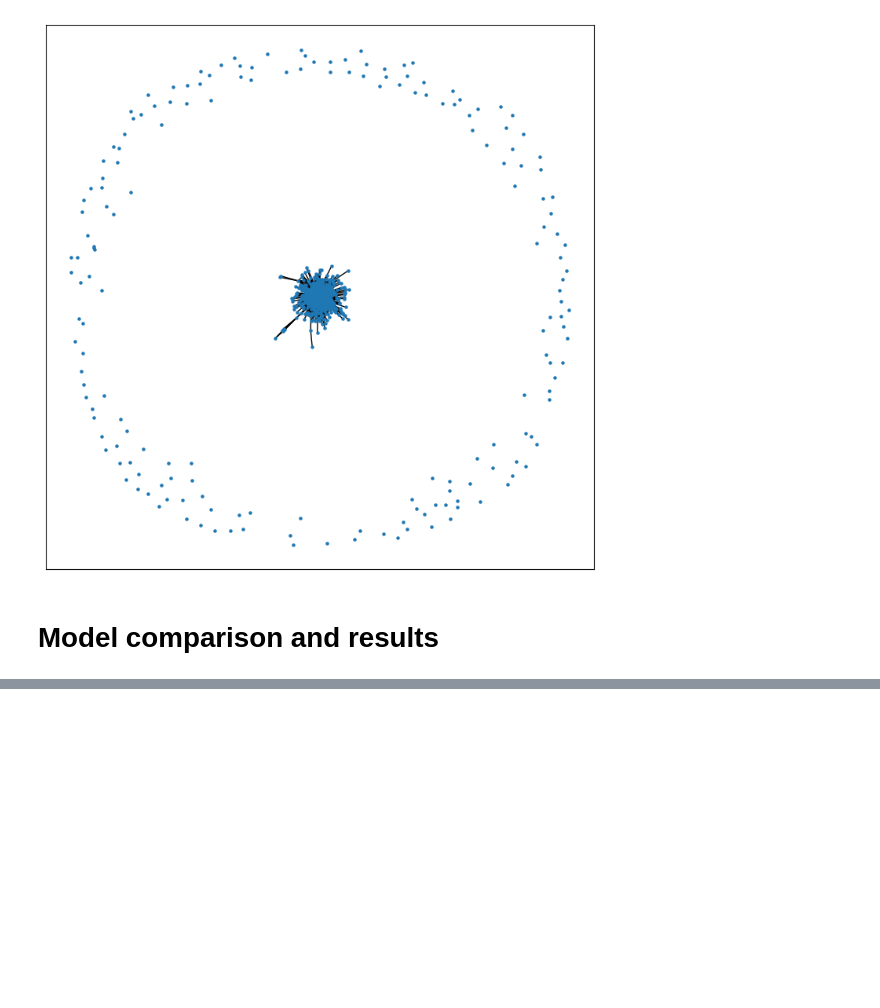
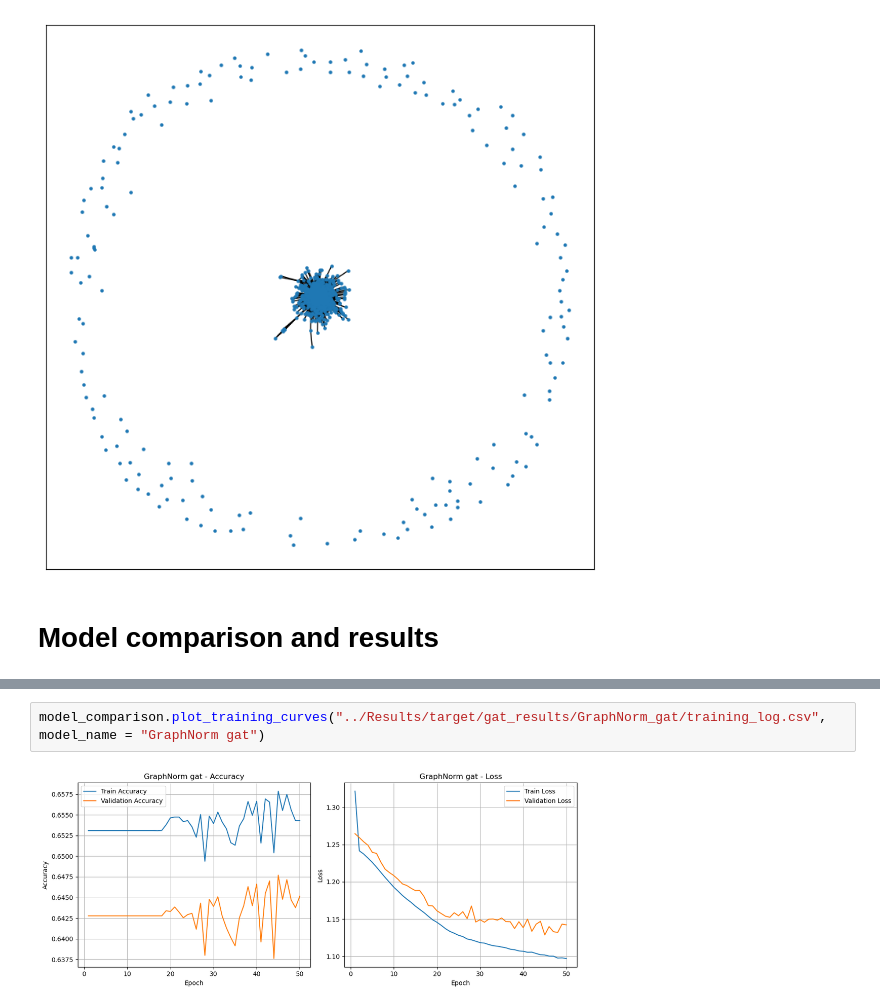
Before and after one commit to tommasoravasio/scRNAseq-GNN-multiclass-tp53, a Jupyter notebook: notebooks/main_experiment.ipynb, the cells around one changed output, grey strips where cells are left out. Cells and saved outputs as stored; diff of their text form; blank space fills up the shorter version.

```diff
--- a/notebooks/main_experiment.ipynb
+++ b/notebooks/main_experiment.ipynb
@@ -593,0 +608,4 @@ Is undirected: True
+# %%
+model_comparison.plot_training_curves("../Results/target/gat_results/GraphNorm_gat/training_log.csv", model_name = "GraphNorm gat")
+# %% [output]
+[figure, added]
```
Also changed, not shown: parts of 6 cells of this notebook, 22 other files.
